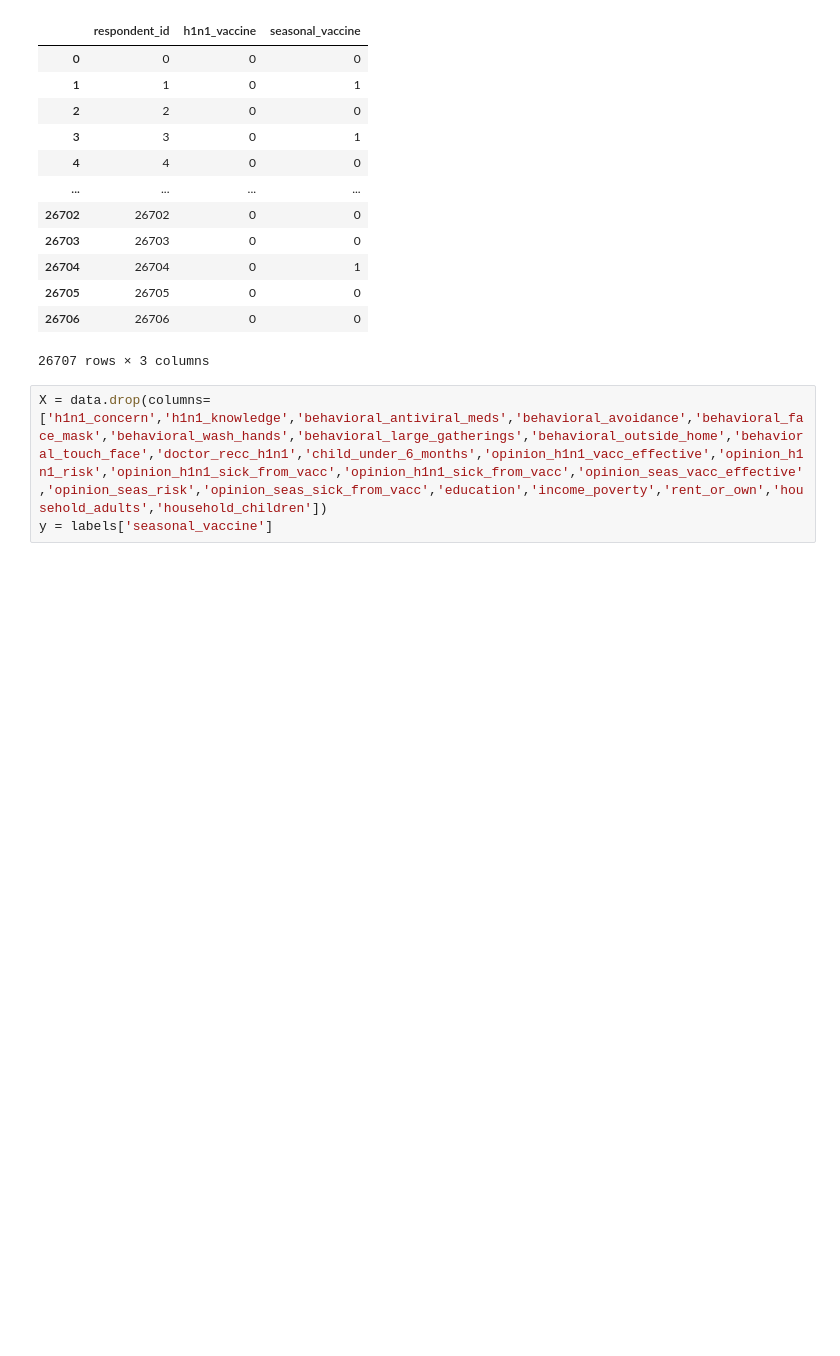
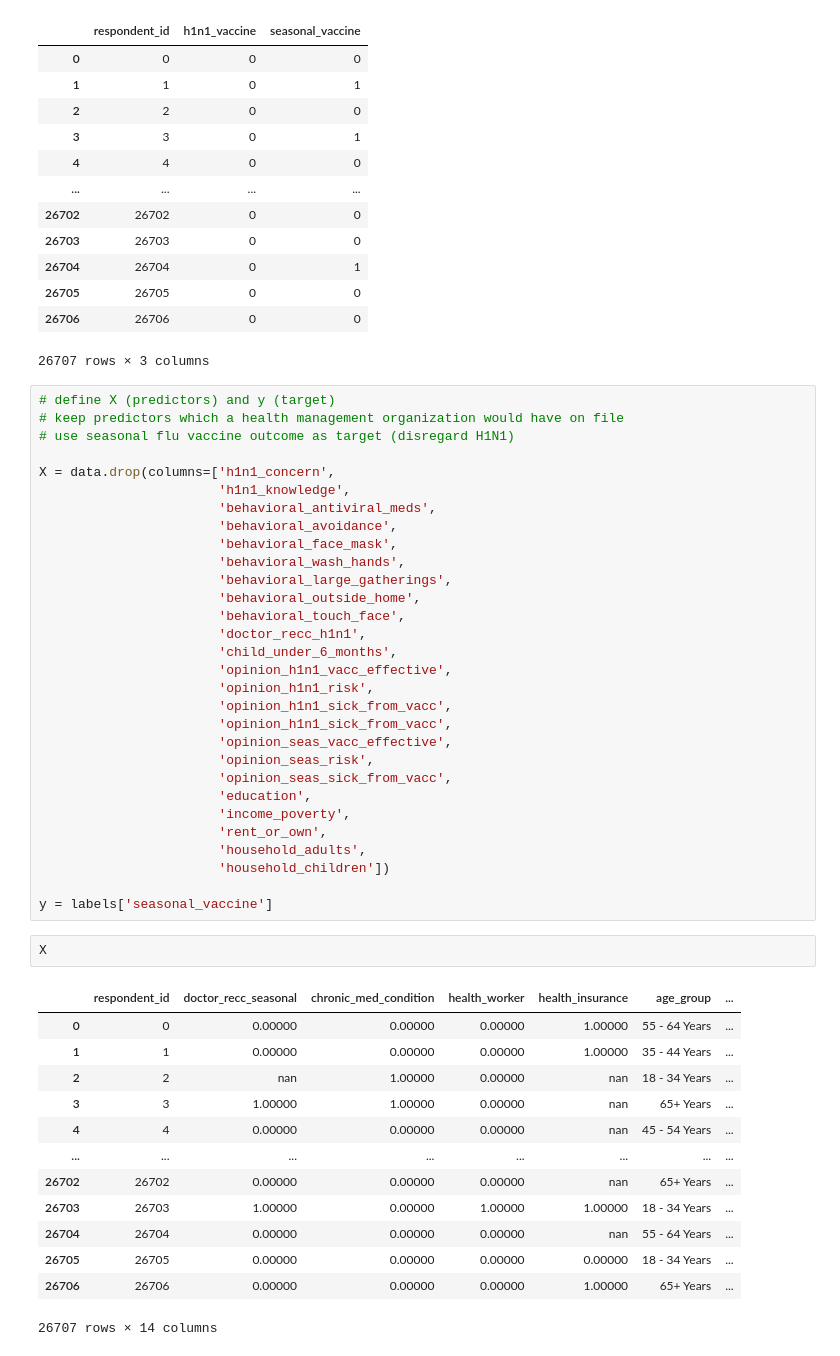
Before and after one commit to lilisbeit/Targeted-Flu-Vaccination-Outreach, a Jupyter notebook: Untitled.ipynb, the cells around one changed output. Cells and saved outputs as stored; diff of their text form; blank space fills up the shorter version.

```diff
--- a/Untitled.ipynb
+++ b/Untitled.ipynb
@@ -99,5 +103,48 @@ labels
 | 26706 | 26706 | 0 | 0 |
 26707 rows × 3 columns
 # %%
-X = data.drop(columns=['h1n1_concern','h1n1_knowledge','behavioral_antiviral_meds','behavioral_avoidance','behavioral_face_mask','behavioral_wash_hands','behavioral_large_gatherings','behavioral_outside_home','behavioral_touch_face','doctor_recc_h1n1','child_under_6_months','opinion_h1n1_vacc_effective','opinion_h1n1_risk','opinion_h1n1_sick_from_vacc','opinion_h1n1_sick_from_vacc','opinion_seas_vacc_effective','opinion_seas_risk','opinion_seas_sick_from_vacc','education','income_poverty','rent_or_own','household_adults','household_children'])
+# define X (predictors) and y (target)
+# keep predictors which a health management organization would have on file
+# use seasonal flu vaccine outcome as target (disregard H1N1)
+
+X = data.drop(columns=['h1n1_concern',
+                       'h1n1_knowledge',
+                       'behavioral_antiviral_meds',
+                       'behavioral_avoidance',
+                       'behavioral_face_mask',
+                       'behavioral_wash_hands',
+                       'behavioral_large_gatherings',
+                       'behavioral_outside_home',
+                       'behavioral_touch_face',
+                       'doctor_recc_h1n1',
+                       'child_under_6_months',
+                       'opinion_h1n1_vacc_effective',
+                       'opinion_h1n1_risk',
+                       'opinion_h1n1_sick_from_vacc',
+                       'opinion_h1n1_sick_from_vacc',
+                       'opinion_seas_vacc_effective',
+                       'opinion_seas_risk',
+                       'opinion_seas_sick_from_vacc',
+                       'education',
+                       'income_poverty',
+                       'rent_or_own',
+                       'household_adults',
+                       'household_children'])
+
 y = labels['seasonal_vaccine']
+# %%
+X
+# %% [output]
+|  | respondent_id | doctor_recc_seasonal | chronic_med_condition | health_worker | health_insurance | age_group | ... |
+| 0 | 0 | 0.00000 | 0.00000 | 0.00000 | 1.00000 | 55 - 64 Years | ... |
+| 1 | 1 | 0.00000 | 0.00000 | 0.00000 | 1.00000 | 35 - 44 Years | ... |
+| 2 | 2 | nan | 1.00000 | 0.00000 | nan | 18 - 34 Years | ... |
+| 3 | 3 | 1.00000 | 1.00000 | 0.00000 | nan | 65+ Years | ... |
+| 4 | 4 | 0.00000 | 0.00000 | 0.00000 | nan | 45 - 54 Years | ... |
+| ... | ... | ... | ... | ... | ... | ... | ... |
+| 26702 | 26702 | 0.00000 | 0.00000 | 0.00000 | nan | 65+ Years | ... |
+| 26703 | 26703 | 1.00000 | 0.00000 | 1.00000 | 1.00000 | 18 - 34 Years | ... |
+| 26704 | 26704 | 0.00000 | 0.00000 | 0.00000 | nan | 55 - 64 Years | ... |
+| 26705 | 26705 | 0.00000 | 0.00000 | 0.00000 | 0.00000 | 18 - 34 Years | ... |
+| 26706 | 26706 | 0.00000 | 0.00000 | 0.00000 | 1.00000 | 65+ Years | ... |
+26707 rows × 14 columns
```
Also changed, not shown: parts of 31 cells of this notebook.
